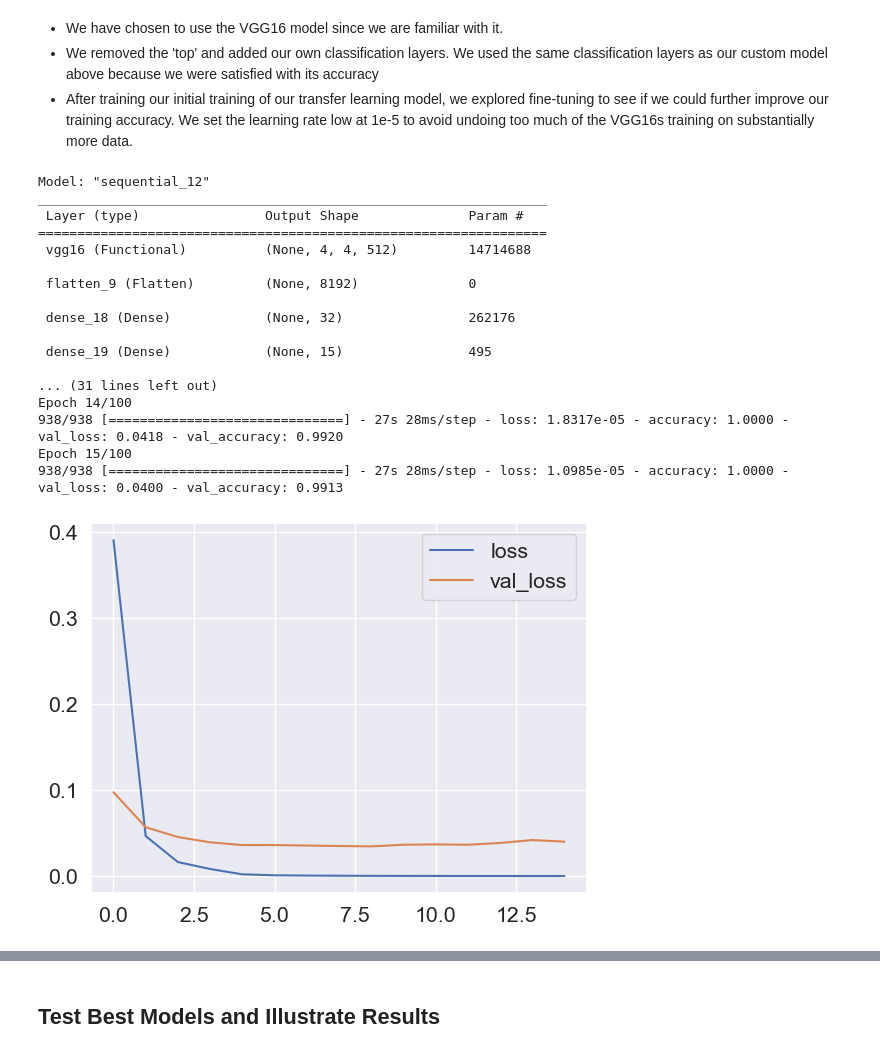
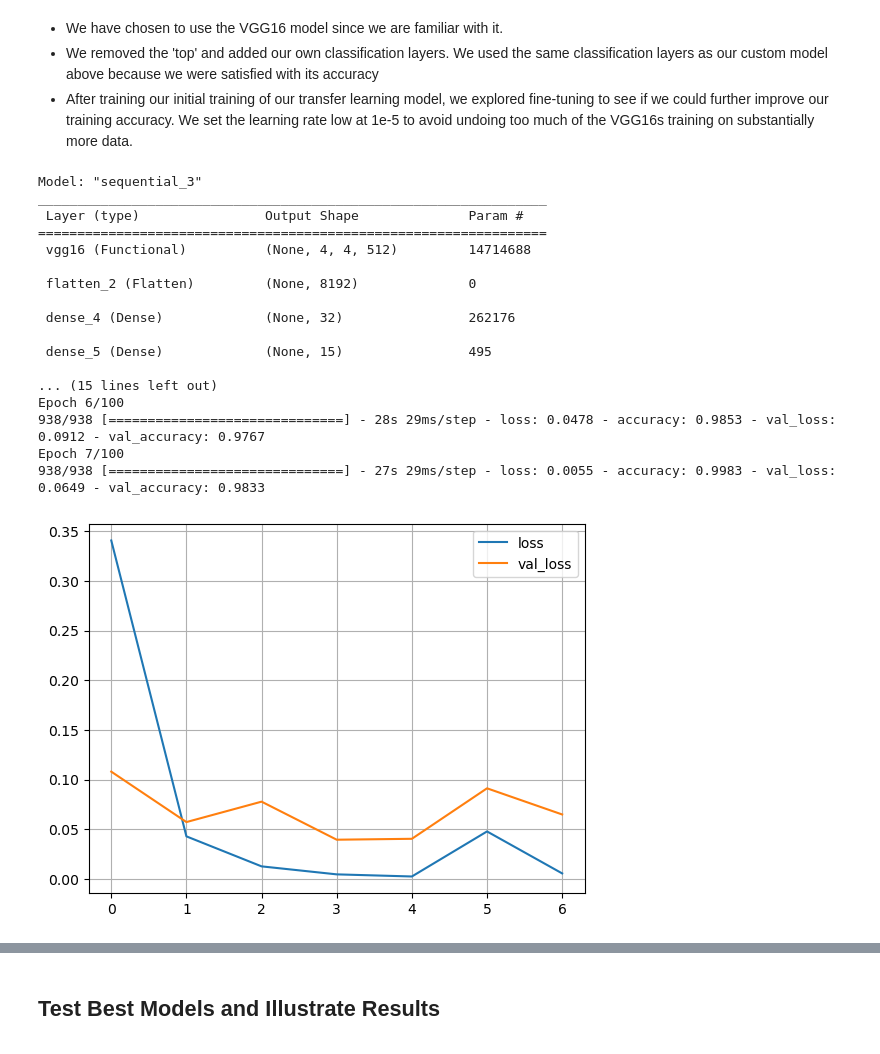
Before and after one commit to DarrenPLee/ItML_Project_2_Students, a Jupyter notebook: 3950_FinalProject_ShikhaLucasDarren.ipynb, the cells around one changed output, grey strips where cells are left out. Drawn from its saved outputs; the diff is of its cells as text; code cells hidden in the pictures.

```diff
--- a/3950_FinalProject_ShikhaLucasDarren.ipynb
+++ b/3950_FinalProject_ShikhaLucasDarren.ipynb
@@ -464,44 +460,44 @@ transfer_stopping = tf.keras.callbacks.EarlyStopping(monitor=MONITOR, patience=B
 # Load VGG model
 base_model = VGG16(weights='imagenet', include_top=False, input_shape=(150, 150, 3))
 base_model.trainable = False ## Not trainable weights
 
 # Add Dense Layers
 flatten_layer = Flatten()
 dense_layer_1 = Dense(32, activation='relu', )
 prediction_layer = Dense(15, activation='softmax')
 
 transfer_model = Sequential([
     base_model,
     flatten_layer,
     dense_layer_1,
     prediction_layer
 ])
 
 transfer_model.summary()
 
 transfer_model.compile(optimizer='adam', loss='categorical_crossentropy', metrics=['accuracy'])
 
-transfer_history = transfer_model.fit(train_ds, epochs=100, validation_data=val_ds, callbacks=[stopping])
+transfer_history = transfer_model.fit(train_ds, epochs=100, validation_data=val_ds, callbacks=[transfer_stopping])
 plot_loss(transfer_history)
 # %% [output]
-Model: "sequential_12"
+Model: "sequential_3"
 _________________________________________________________________
  Layer (type)                Output Shape              Param #
 =================================================================
  vgg16 (Functional)          (None, 4, 4, 512)         14714688
 
- flatten_9 (Flatten)         (None, 8192)              0
+ flatten_2 (Flatten)         (None, 8192)              0
 
- dense_18 (Dense)            (None, 32)                262176
+ dense_4 (Dense)             (None, 32)                262176
 
- dense_19 (Dense)            (None, 15)                495
+ dense_5 (Dense)             (None, 15)                495
 
-... (31 lines left out)
-Epoch 14/100
-938/938 [==============================] - 27s 28ms/step - loss: 1.8317e-05 - accuracy: 1.0000 - val_loss: 0.0418 - val_accuracy: 0.9920
-Epoch 15/100
-938/938 [==============================] - 27s 28ms/step - loss: 1.0985e-05 - accuracy: 1.0000 - val_loss: 0.0400 - val_accuracy: 0.9913
+... (15 lines left out)
+Epoch 6/100
+938/938 [==============================] - 28s 29ms/step - loss: 0.0478 - accuracy: 0.9853 - val_loss: 0.0912 - val_accuracy: 0.9767
+Epoch 7/100
+938/938 [==============================] - 27s 29ms/step - loss: 0.0055 - accuracy: 0.9983 - val_loss: 0.0649 - val_accuracy: 0.9833
-[figure, old version]
+[figure, new version]
 # %%
 # Unlock VGG16 layers for fine tuning
 base_model.trainable = True
```
Also changed, not shown: parts of 9 cells of this notebook.
